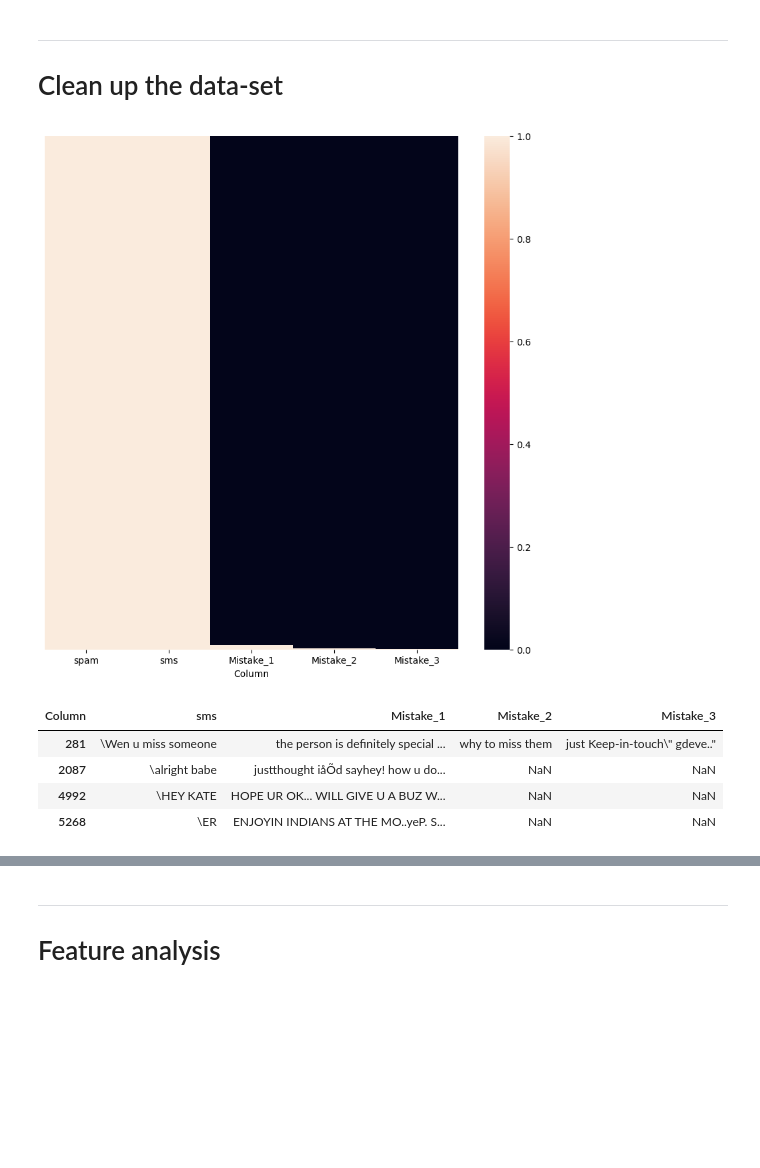
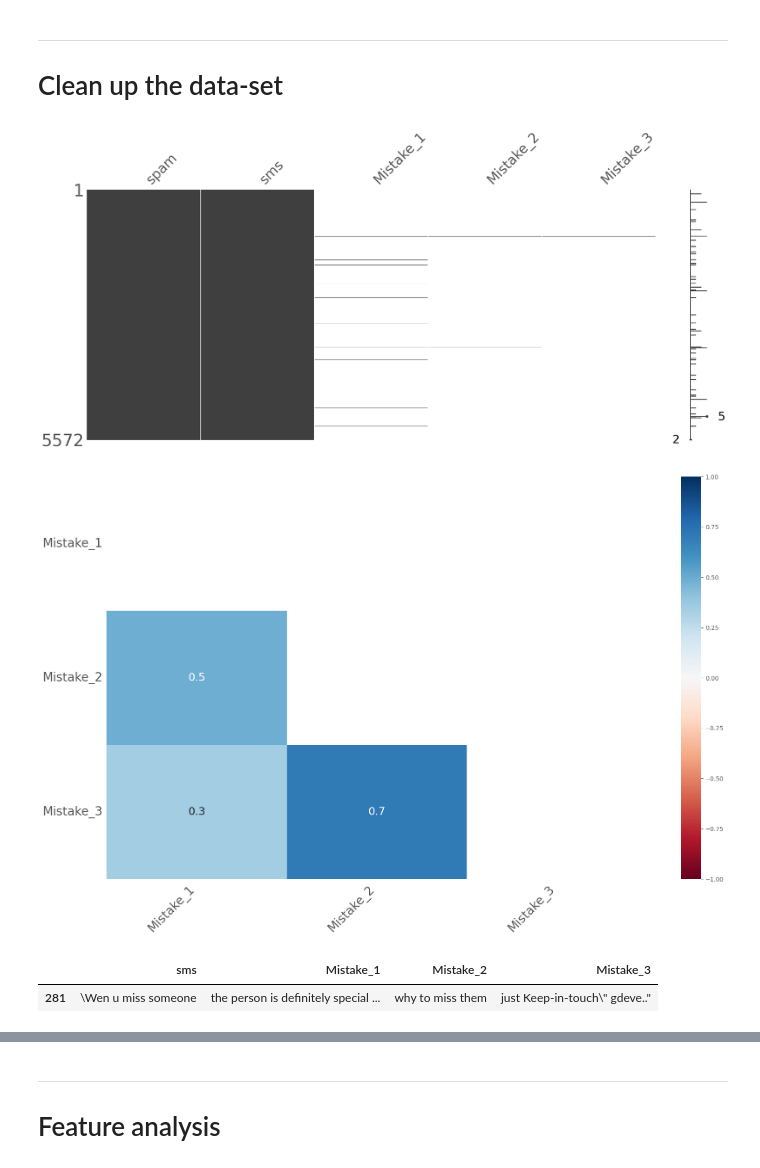
Before and after one commit to EmreArapcicUevak/AID201-Project-Spam-Detection, a Jupyter notebook: Main.ipynb, the cells around one changed output, grey strips where cells are left out. Saved outputs shown, nothing was run; the diff lists cells and outputs as text; code cells hidden in the pictures; blank space fills up the shorter version.

Commit message:
Switch to use Pathlibs Path class and ussing missingo for visualization of missing values

```diff
--- a/Main.ipynb
+++ b/Main.ipynb
@@ -1,23 +1,23 @@
-# %%
-import matplotlib
-
-matplotlib.rcParams['figure.figsize'] = (10, 6)      # default figure size (inches)
-matplotlib.rcParams['savefig.format'] = 'pdf'        # default save format
-matplotlib.rcParams['savefig.dpi'] = 300              # default DPI
 # %%
 import pandas as pd
 import numpy as np
 import seaborn as sns
 import matplotlib.pyplot as plt
+import missingno as msno
 import scienceplots
 
 plt.style.use('default')
+plt.style.use('ggplot')
 
 from pathlib import Path
 # %%
-Path('Images/').mkdir(parents=True, exist_ok=True)
-Path('Tables/').mkdir(parents=True, exist_ok=True)
-Path('Models/').mkdir(parents=True, exist_ok=True)
+images_path = Path('Images')
+tables_path = Path('Tables')
+models_path = Path('Models')
+
+images_path.mkdir(parents=True, exist_ok=True)
+tables_path.mkdir(parents=True, exist_ok=True)
+models_path.mkdir(parents=True, exist_ok=True)
 # %% [markdown]
 ---
 # Load dataset
@@ -90,24 +90,31 @@ memory usage: 217.8+ KB
 ---
 # Clean up the data-set
 # %%
-plt.figure(figsize=(10,10))
-sns.heatmap(data=spam_data.notna().sort_values(by=['Mistake_1', 'Mistake_2', 'Mistake_3']) , vmin=0, vmax=1, yticklabels=False)
+msno.matrix(df=spam_data, fontsize=30)
 
-plt.savefig('Images/Missing_Values_Pre_Processing_Visualized.pdf', dpi=600)
+plt.savefig(images_path / 'Missing_Values_Matrix.pdf', dpi=300)
 # %% [output]
-[figure, old version]
+[figure, new version]
+# %%
+msno.heatmap(df=spam_data, fontsize=20)
+plt.savefig(images_path / 'Missing_Values_HeatMap.pdf', dpi=300)
+# %% [output]
+[figure, added]
 # %%
 sms_with_non_empty_mistakes = spam_data[spam_data['Mistake_1'].notna()]
-some_examples_of_mistake_values = sms_with_non_empty_mistakes.loc[sms_with_non_empty_mistakes['sms'].str.len() < 20, 'sms' : 'Mistake_3']
+some_examples_of_mistake_values = (sms_with_non_empty_mistakes.loc[
+  sms_with_non_empty_mistakes['sms'].str.len() < 20, 'sms' : 'Mistake_3']
+                                   .head(1))
 
-some_examples_of_mistake_values.to_latex('Tables/Mistake_Values_Example_Table.tex', position='h!', label='Tab:Mistake_Values_Example', index = False, )
+some_examples_of_mistake_values.to_latex('Tables/Mistake_Values_Example_Table.tex',
+                                         label='Tab:Mistake_Values_Example',
+                                         index = False,
+                                         column_format="|p{0.2\\textwidth}|p{0.2\\textwidth}|p{0.2\\textwidth}|p{0.2\\textwidth}|",
+    escape=True)
 some_examples_of_mistake_values
 # %% [output]
-| Column | sms | Mistake_1 | Mistake_2 | Mistake_3 |
+|  | sms | Mistake_1 | Mistake_2 | Mistake_3 |
 | 281 | \Wen u miss someone | the person is definitely special ... | why to miss them | just Keep-in-touch\" gdeve.." |
-| 2087 | \alright babe | justthought iåÕd sayhey! how u do... | NaN | NaN |
-| 4992 | \HEY KATE | HOPE UR OK... WILL GIVE U A BUZ W... | NaN | NaN |
-| 5268 | \ER | ENJOYIN INDIANS AT THE MO..yeP. S... | NaN | NaN |
 # %%
 first_char = sms_with_non_empty_mistakes['Mistake_1'].str[0].value_counts(ascending=True)
 with plt.style.context(['science', 'grid']):
```
Also changed, not shown: parts of 8 cells of this notebook.
